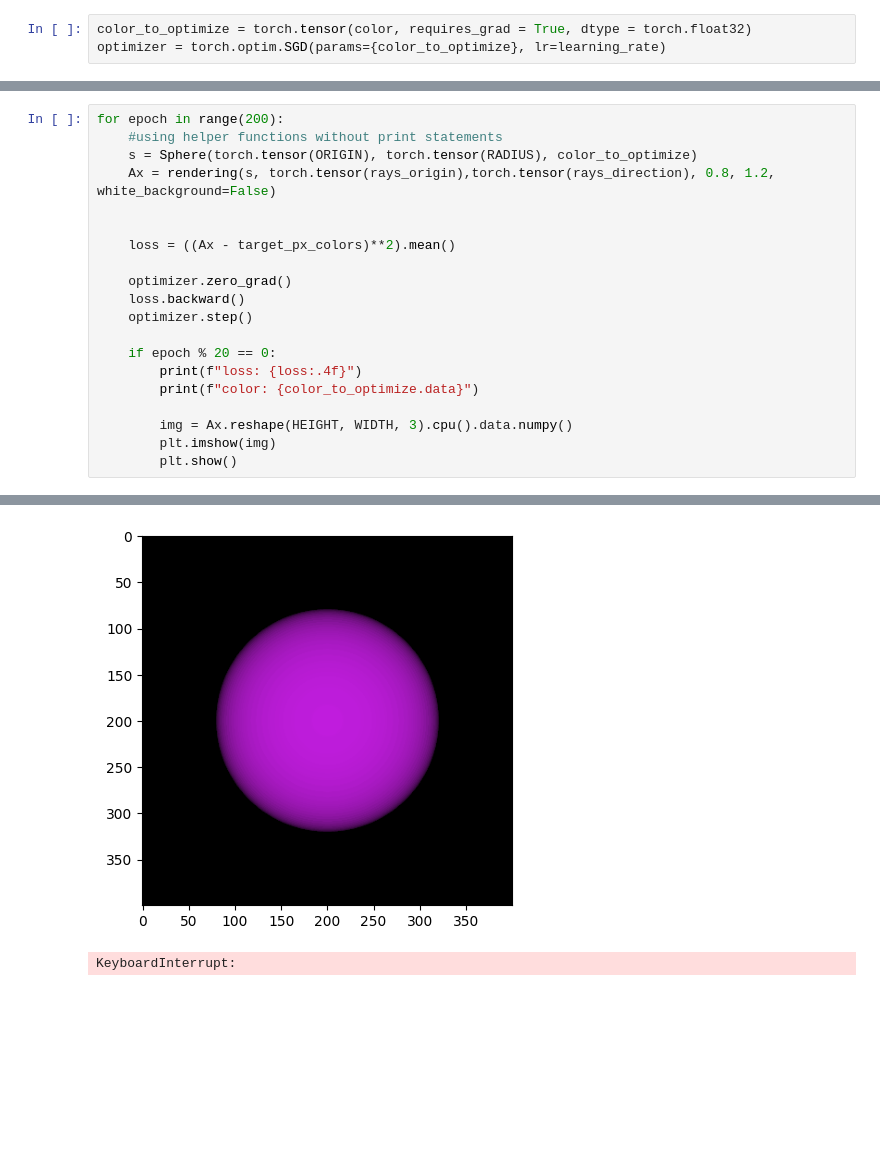
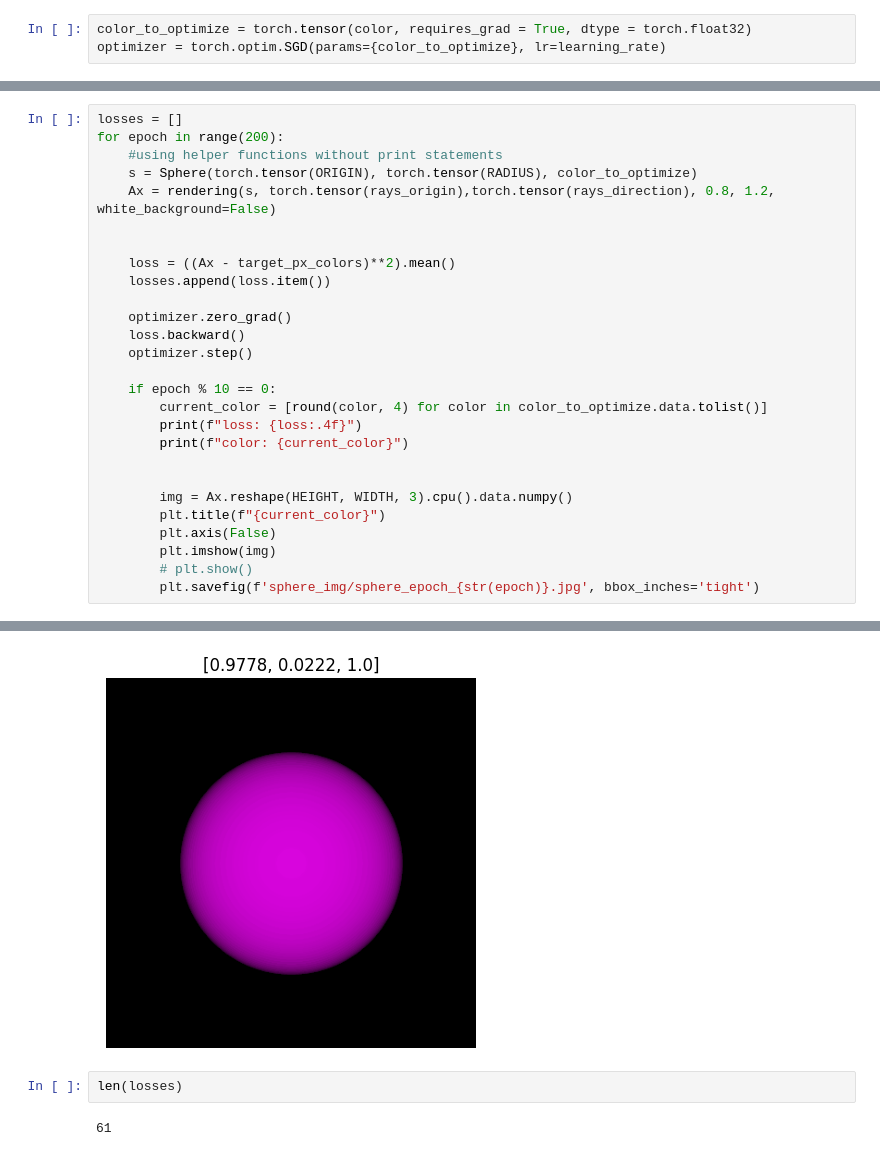
Before and after one commit to stanleyedward/nerf_pytorch_lightning, a Jupyter notebook: sphere_color.ipynb, the cells around one changed output, grey strips where cells are left out. Drawn from its saved outputs; the diff is of its cells as text; blank space fills up the shorter version.

```diff
--- a/sphere_color.ipynb
+++ b/sphere_color.ipynb
@@ -40,4 +59,5 @@ optimizer = torch.optim.SGD(params={color_to_optimize}, lr=learning_rate)
 # %%
+losses = []
 for epoch in range(200):
     #using helper functions without print statements
     s = Sphere(torch.tensor(ORIGIN), torch.tensor(RADIUS), color_to_optimize)
@@ -45,16 +65,22 @@ for epoch in range(200):
 
 
     loss = ((Ax - target_px_colors)**2).mean()
+    losses.append(loss.item())
 
     optimizer.zero_grad()
     loss.backward()
     optimizer.step()
 
-    if epoch % 20 == 0:
+    if epoch % 10 == 0:
+        current_color = [round(color, 4) for color in color_to_optimize.data.tolist()]
         print(f"loss: {loss:.4f}")
-        print(f"color: {color_to_optimize.data}")
+        print(f"color: {current_color}")
+
 
         img = Ax.reshape(HEIGHT, WIDTH, 3).cpu().data.numpy()
+        plt.title(f"{current_color}")
+        plt.axis(False)
         plt.imshow(img)
-        plt.show()
+        # plt.show()
+        plt.savefig(f'sphere_img/sphere_epoch_{str(epoch)}.jpg', bbox_inches='tight')
 # %% [output]
@@ -63,2 +104,5 @@ color: tensor([0.8718, 0.1282, 1.0000])
-[figure, old version]
+[figure, new version]
-KeyboardInterrupt:
+# %%
+len(losses)
+# %% [output]
+61
```
Also changed, not shown: parts of 5 cells of this notebook, 24 other files.
